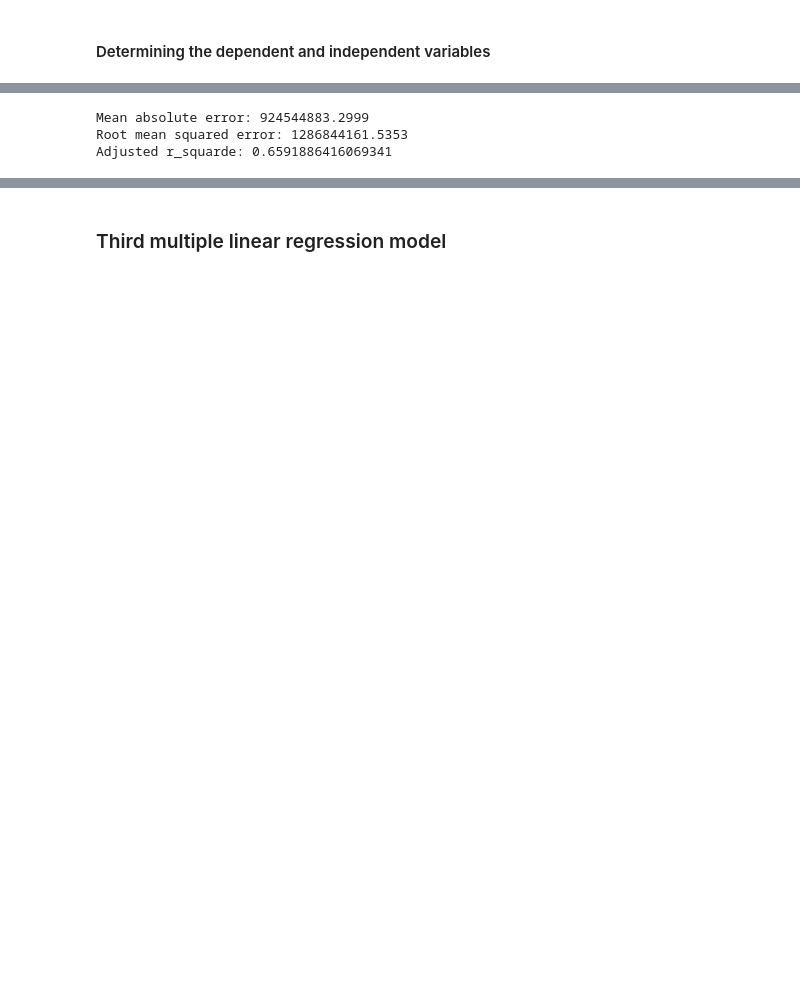
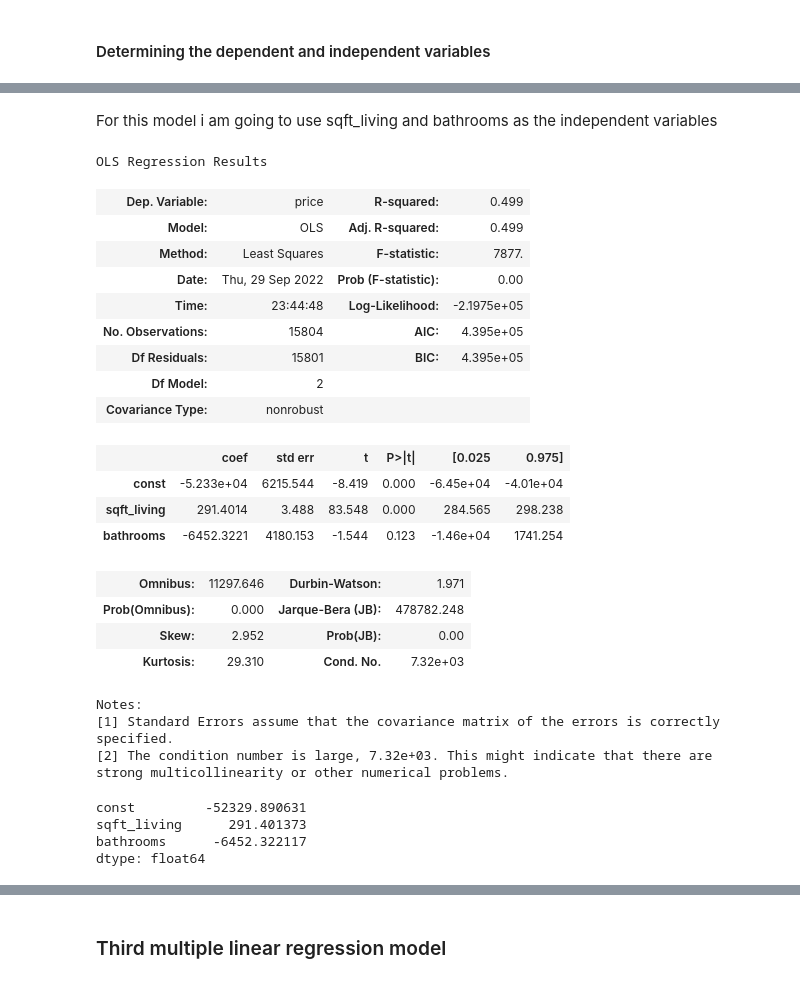
Before and after one commit to janejeshen/dsc-phase-2-project-v2-3, a Jupyter notebook: student.ipynb, the cells around one changed output, grey strips where cells are left out. Drawn from its saved outputs; the diff is of its cells as text; code cells hidden in the pictures; blank space fills up the shorter version.

```diff
--- a/student.ipynb
+++ b/student.ipynb
@@ -562,5 +549,0 @@ y_test_shape.shape
-# %%
-lr5_x =  sm.add_constant(X_train[['sqft_living',"bathrooms","bedrooms","floors",
-                                  "sqft_lot","yr_built"]])
-lr5 = sm.OLS(endog = y_train_shape,exog =lr5_x).fit()
-lr5.summary()
@@ -608,3 +549,0 @@ x_log.head(1)
-# %%
-lr2 = sm.OLS(endog = y_train_shape,exog = sm.add_constant(x_log)).fit()
-lr2.summary()
@@ -646,9 +550,42 @@ strong multicollinearity or other numerical problems.
-# %%
-xlog_pred = lr2.predict(sm.add_constant(X_test))
-print(f"Mean absolute error: {np.round(mean_absolute_error(y_test, xlog_pred), 4)}")
-print(f"Root mean squared error: {np.round(np.sqrt(mean_squared_error(y_test,xlog_pred )), 4)}")
-print(f"Adjusted r_squarde: {lr2.rsquared_adj}")
-# %% [output]
-Mean absolute error: 924544883.2999
-Root mean squared error: 1286844161.5353
-Adjusted r_squarde: 0.6591886416069341
+# %% [markdown]
+For this model i am going to use sqft_living and bathrooms as the independent variables
+# %%
+# independent variable
+fx = houses_df[[ 'sqft_living', "bathrooms"]]
+# dependent variable
+y = houses_df['price']
+
+# fx_var = pd.get_dummies(fx,drop_first=True)
+# %%
+lr1 = sm.OLS(endog = y,exog = sm.add_constant(fx)).fit()
+lr1.summary()
+# %% [output]
+OLS Regression Results
+| Dep. Variable: | price | R-squared: | 0.499 |
+| Model: | OLS | Adj. R-squared: | 0.499 |
+| Method: | Least Squares | F-statistic: | 7877. |
+| Date: | Thu, 29 Sep 2022 | Prob (F-statistic): | 0.00 |
+| Time: | 23:44:48 | Log-Likelihood: | -2.1975e+05 |
+| No. Observations: | 15804 | AIC: | 4.395e+05 |
+| Df Residuals: | 15801 | BIC: | 4.395e+05 |
+| Df Model: | 2 |  |  |
+| Covariance Type: | nonrobust |  |  |
+|  | coef | std err | t | P>|t| | [0.025 | 0.975] |
+| const | -5.233e+04 | 6215.544 | -8.419 | 0.000 | -6.45e+04 | -4.01e+04 |
+| sqft_living | 291.4014 | 3.488 | 83.548 | 0.000 | 284.565 | 298.238 |
+| bathrooms | -6452.3221 | 4180.153 | -1.544 | 0.123 | -1.46e+04 | 1741.254 |
+| Omnibus: | 11297.646 | Durbin-Watson: | 1.971 |
+| Prob(Omnibus): | 0.000 | Jarque-Bera (JB): | 478782.248 |
+| Skew: | 2.952 | Prob(JB): | 0.00 |
+| Kurtosis: | 29.310 | Cond. No. | 7.32e+03 |
+Notes:
+[1] Standard Errors assume that the covariance matrix of the errors is correctly specified.
+[2] The condition number is large, 7.32e+03. This might indicate that there are
+strong multicollinearity or other numerical problems.
+# %%
+lr1.params
+# %% [output]
+const         -52329.890631
+sqft_living      291.401373
+bathrooms      -6452.322117
+dtype: float64
```
Also changed, not shown: parts of 83 cells of this notebook.
